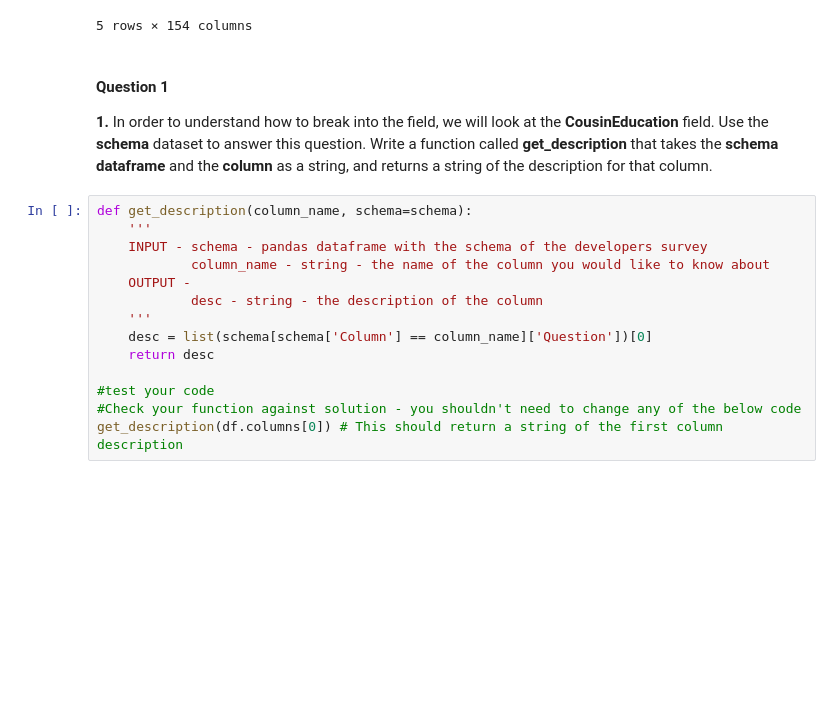
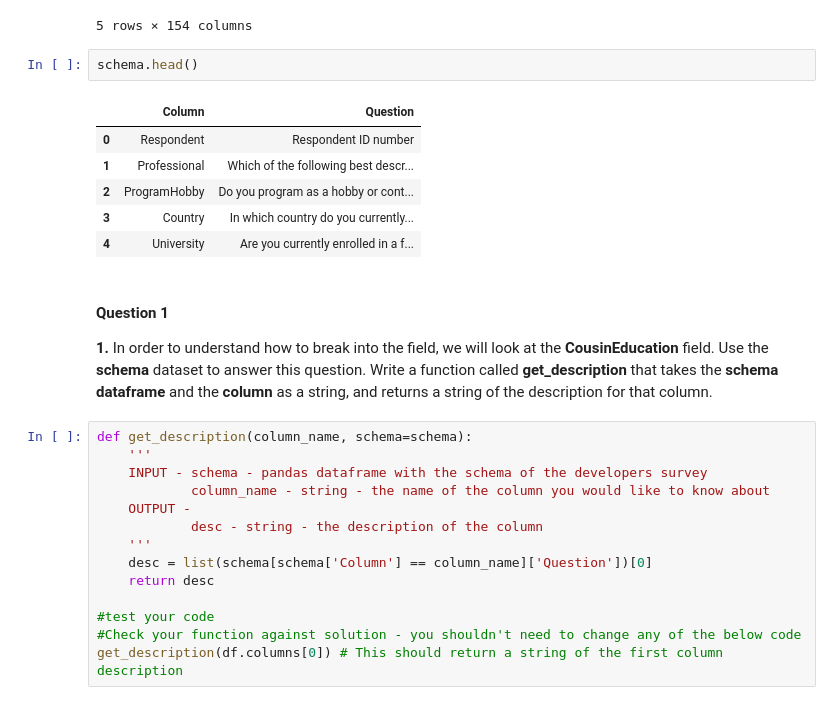
Before and after one commit to 43piRcubed/DSND_Term2, a Jupyter notebook: lessons/CRISP_DM/How To Break Into the Field - Solution .ipynb, the cells around one changed output. Saved outputs shown, nothing was run; the diff lists cells and outputs as text; blank space fills up the shorter version.

```diff
--- a/lessons/CRISP_DM/How To Break Into the Field - Solution .ipynb
+++ b/lessons/CRISP_DM/How To Break Into the Field - Solution .ipynb
@@ -21,6 +21,15 @@ df.head()
 | 3 | 4 | Professional non-developer who so... | Yes, both | United States | No | Employed full-time | Doctoral degree | ... |
 | 4 | 5 | Professional developer | Yes, I program as a hobby | Switzerland | No | Employed full-time | Master's degree | ... |
 5 rows × 154 columns
+# %%
+schema.head()
+# %% [output]
+|  | Column | Question |
+| 0 | Respondent | Respondent ID number |
+| 1 | Professional | Which of the following best descr... |
+| 2 | ProgramHobby | Do you program as a hobby or cont... |
+| 3 | Country | In which country do you currently... |
+| 4 | University | Are you currently enrolled in a f... |
 # %% [markdown]
 #### Question 1
 
```
Also changed, not shown: 15 other files.
